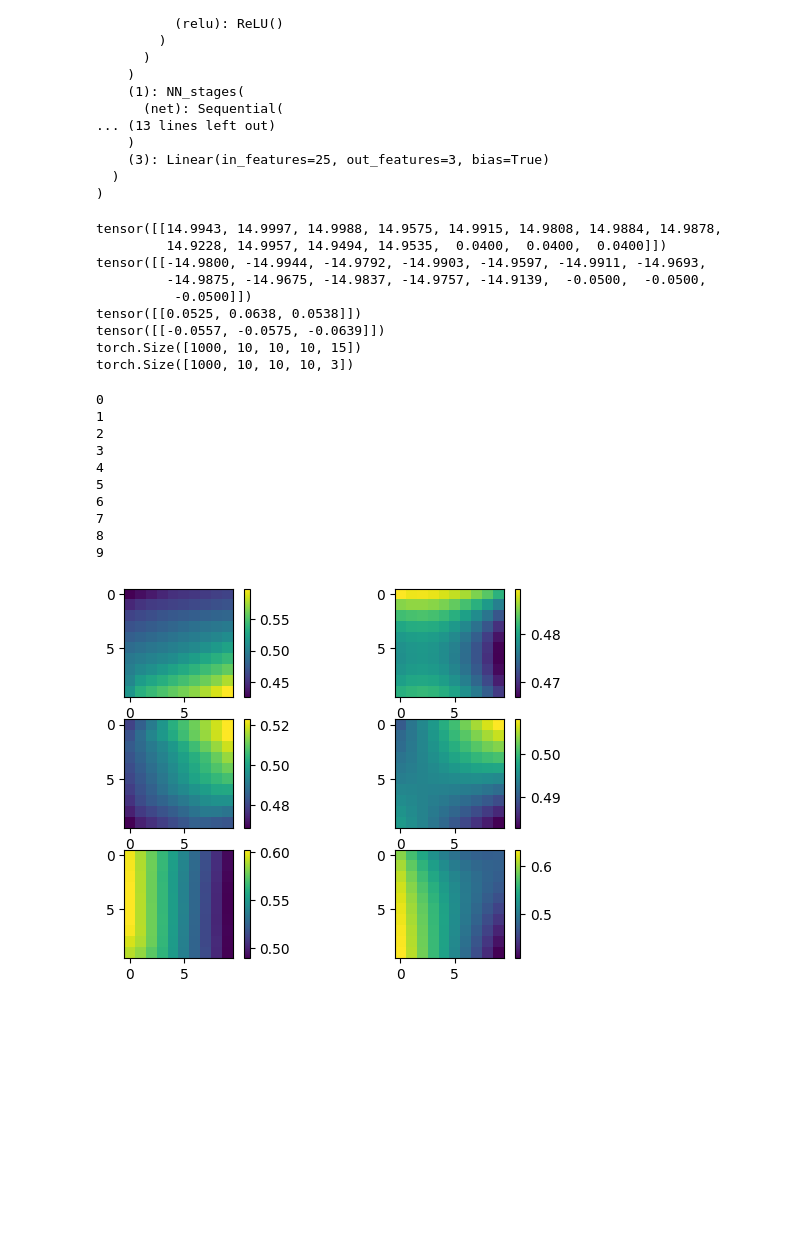
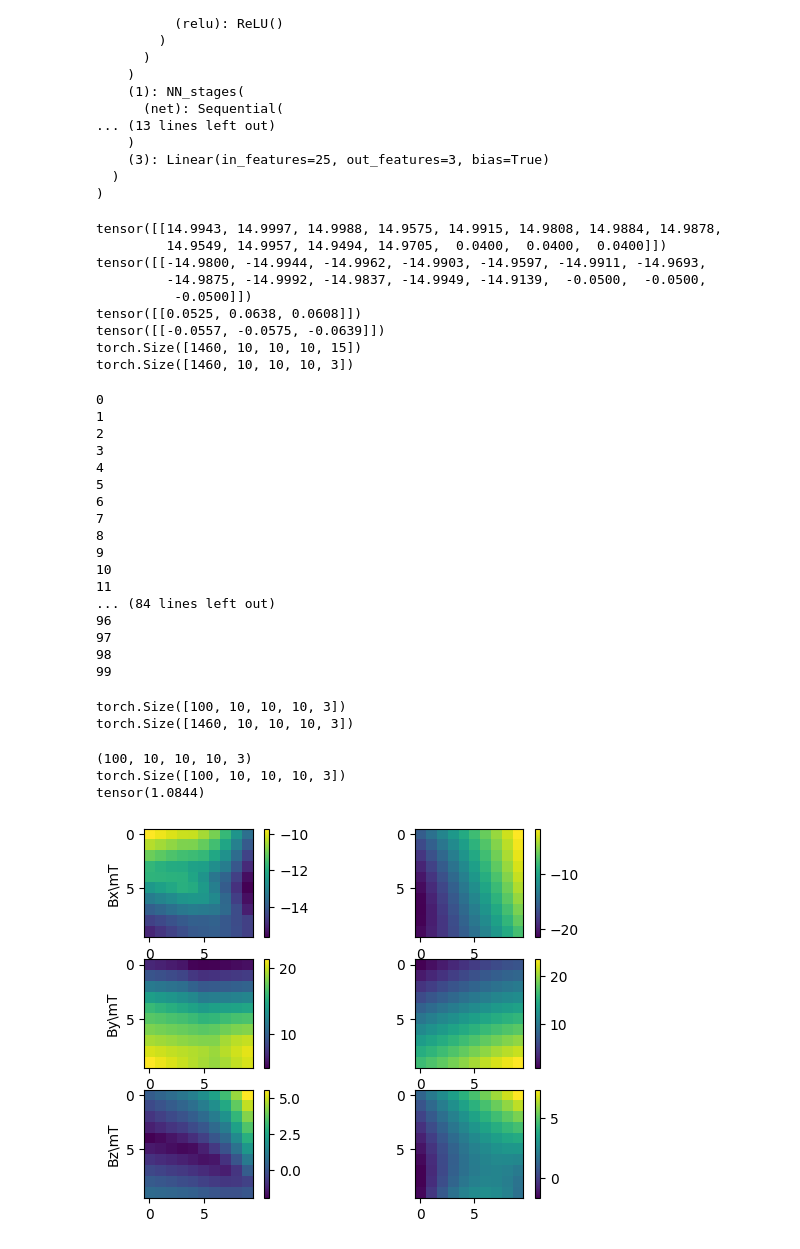
Before and after one commit to Junang-Wang/Qubot_Elastica, a Jupyter notebook: Modeling eMNS/ANN_satatics.ipynb, the cells around one changed output. Drawn from its saved outputs; the diff is of its cells as text; code cells hidden in the pictures; blank space fills up the shorter version.

```diff
--- a/Modeling eMNS/ANN_satatics.ipynb
+++ b/Modeling eMNS/ANN_satatics.ipynb
@@ -54,7 +54,7 @@ data = ReadCurrentAndField (foldername,filepattern)
 
 fileList = glob.glob(foldername+filepattern)
 
-data=data.reshape(1000,21,21,21,18)
+data=data.reshape(1460,21,21,21,18)
 position = data[:,0:20:2,0:20:2,0:20:2,:15]
 Bfield = data[:,0:20:2,0:20:2,0:20:2,15:]
 
@@ -80,26 +80,26 @@ position_norm = (position-min_position.expand(dimp[0],dimp[1],dimp[2],dimp[3],di
 Bfield_norm = (Bfield-min_Bfield.expand(dimB[0],dimB[1],dimB[2],dimB[3],dimB[4]))/(max_Bfield.expand(dimB[0],dimB[1],dimB[2],dimB[3],dimB[4])-min_Bfield.expand(dimB[0],dimB[1],dimB[2],dimB[3],dimB[4]))
 # %% [output]
 tensor([[14.9943, 14.9997, 14.9988, 14.9575, 14.9915, 14.9808, 14.9884, 14.9878,
-         14.9228, 14.9957, 14.9494, 14.9535,  0.0400,  0.0400,  0.0400]])
-tensor([[-14.9800, -14.9944, -14.9792, -14.9903, -14.9597, -14.9911, -14.9693,
-         -14.9875, -14.9675, -14.9837, -14.9757, -14.9139,  -0.0500,  -0.0500,
+         14.9549, 14.9957, 14.9494, 14.9705,  0.0400,  0.0400,  0.0400]])
+tensor([[-14.9800, -14.9944, -14.9962, -14.9903, -14.9597, -14.9911, -14.9693,
+         -14.9875, -14.9992, -14.9837, -14.9949, -14.9139,  -0.0500,  -0.0500,
           -0.0500]])
-tensor([[0.0525, 0.0638, 0.0538]])
+tensor([[0.0525, 0.0638, 0.0608]])
 tensor([[-0.0557, -0.0575, -0.0639]])
-torch.Size([1000, 10, 10, 10, 15])
-torch.Size([1000, 10, 10, 10, 3])
+torch.Size([1460, 10, 10, 10, 15])
+torch.Size([1460, 10, 10, 10, 3])
 # %%
 #calculate estimated Bfield value of ANN
 
-B_est_norm=torch.zeros(10,3,10,10,10)
-for i in range (0,10):
+B_est_norm=torch.zeros(100,10,10,10,3)
+for i in range (0,100):
     print(i)
     for j in range (0,position.shape[1]):
         for k in range(0,position.shape[2]):
             for l in range(0,position.shape[3]):
                 input=position_norm[i,j,k,l,:].cuda(0)
                 b = input.float().reshape(1,15)
-                B_est_norm[i,:,j,k,l]=fc_network(b)
+                B_est_norm[i,j,k,l,:]=fc_network(b)
 # %% [output]
 0
 1
@@ -111,3 +111,10 @@ for i in range (0,10):
 7
 8
 9
+10
+11
+... (84 lines left out)
+96
+97
+98
+99
@@ -117,26 +121,54 @@ Bfield_norm=Bfield_norm.detach().numpy()
+# %%
+print(B_est_norm.shape)
+maxB=max_Bfield.expand(100,10,10,10,3)
+minB=min_Bfield.expand(100,10,10,10,3)
+print(Bfield.shape)
+# %% [output]
+torch.Size([100, 10, 10, 10, 3])
+torch.Size([1460, 10, 10, 10, 3])
+# %%
+
+B_est_norm=B_est_norm.cpu().detach().numpy()
+Bfield_norm=Bfield_norm.detach().numpy()
+maxB=maxB.detach().numpy()
+minB=minB.detach().numpy()
+B_est=B_est_norm*(maxB-minB)+minB
+B_real=Bfield[0:100,:,:,:,:]
+num_samples=B_est.shape[0]
+
+print(B_est.shape)
+print(B_real.shape)
+import torch.nn.functional as F
+mse = F.mse_loss(torch.tensor(B_est),torch.tensor(B_real),reduction='sum')
+rmse = torch.sqrt(mse/num_samples/10*10*10)
+print(rmse)
+# %% [output]
+(100, 10, 10, 10, 3)
+torch.Size([100, 10, 10, 10, 3])
+tensor(1.0844)
 # %%
 import matplotlib.pyplot as plt
 import numpy as np
-current_index=8
+current_index=3
 z_plane_index= 5
 # fig, ax = plt.subplots(3, 2)
 # fig.tight_layout(h_pad=2)
 fig = plt.figure()
 vmin=[0.5,  0.4,  0.6]
 vmax=[0.65 , 0.55,  0.75]
-
+ylables=['Bx\mT','By\mT','Bz\mT']
 # fig.tight_layout(pad=0.4, w_pad=0, h_pad=0)
 for i in range(1,4):
     plt.subplot(3,2,2*i-1)
-    plt.imshow(B_est_norm[current_index,i-1,:,:,z_plane_index])    #,vmin=vmin[i-1],vmax=vmax[i-1]
+    plt.imshow(B_est[current_index,:,:,z_plane_index,i-1]*1000)    #,vmin=vmin[i-1],vmax=vmax[i-1]
     plt.colorbar()
-
+    plt.ylabel(ylables[i-1])
     plt.subplot(3,2,2*i)
-    plt.imshow(Bfield_norm[current_index,:,:,z_plane_index,i-1])
+    plt.imshow(B_real[current_index,:,:,z_plane_index,i-1]*1000)
     plt.colorbar()
 plt.show()
 # %% [output]
-[figure, old version]
+[figure, new version]
 # %%
 # from pylab import *
 # subplots_adjust(left=0.0,bottom=0.0,top=1,right=1)
```
Also changed, not shown: parts of 1 cell of this notebook, 7 other files.
